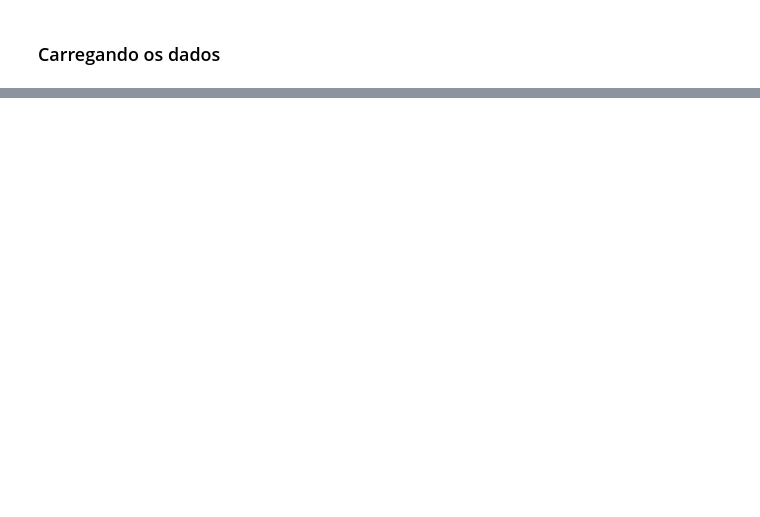
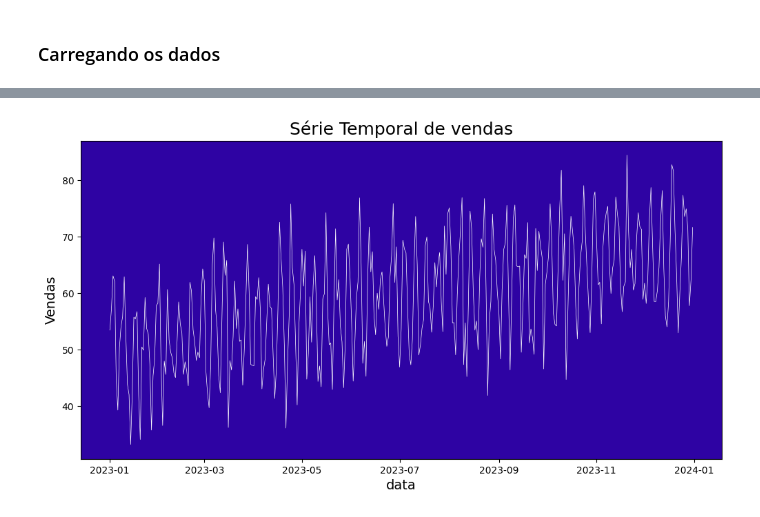
Before and after one commit to AllvMjr/dsa, a Jupyter notebook: cap16/series_temporais.ipynb, the cells around one changed output, grey strips where cells are left out. Cells and saved outputs as stored; diff of their text form; code cells hidden in the pictures; blank space fills up the shorter version.

```diff
--- a/cap16/series_temporais.ipynb
+++ b/cap16/series_temporais.ipynb
@@ -50,0 +106,23 @@ df_dsa.tail()
+# %%
+# Cria um gŕafico da série temporal (com formatação)
+
+# Cria o gráfico da série temporal com layout de contrast
+plt.figure(figsize = (12, 6))
+plt.plot(serie_temporal, color = 'white', linewidth = 0.5)
+
+# configurarar as cores e estilo do gráfico
+plt.gca().set_facecolor('#2e03a3')
+#plt.grid(True, color = 'yellow', linestyle = '__', linewidht = 0.5)
+
+# configurar rótulos dos eixoa título e legenda
+plt.xlabel('data', color = 'black', fontsize = 14)
+plt.ylabel('Vendas', color = 'black', fontsize = 14)
+plt.title('Série Temporal de vendas', color = 'black', fontsize = 18)
+
+#configurar as cores dos eixos dos ticks (Marcadores)
+plt.tick_params(axis = 'x', colors = 'black')
+plt.tick_params(axis = 'y', colors = 'black')
+
+plt.show()
+# %% [output]
+[figure, added]
```
Also changed, not shown: parts of 21 cells of this notebook.
